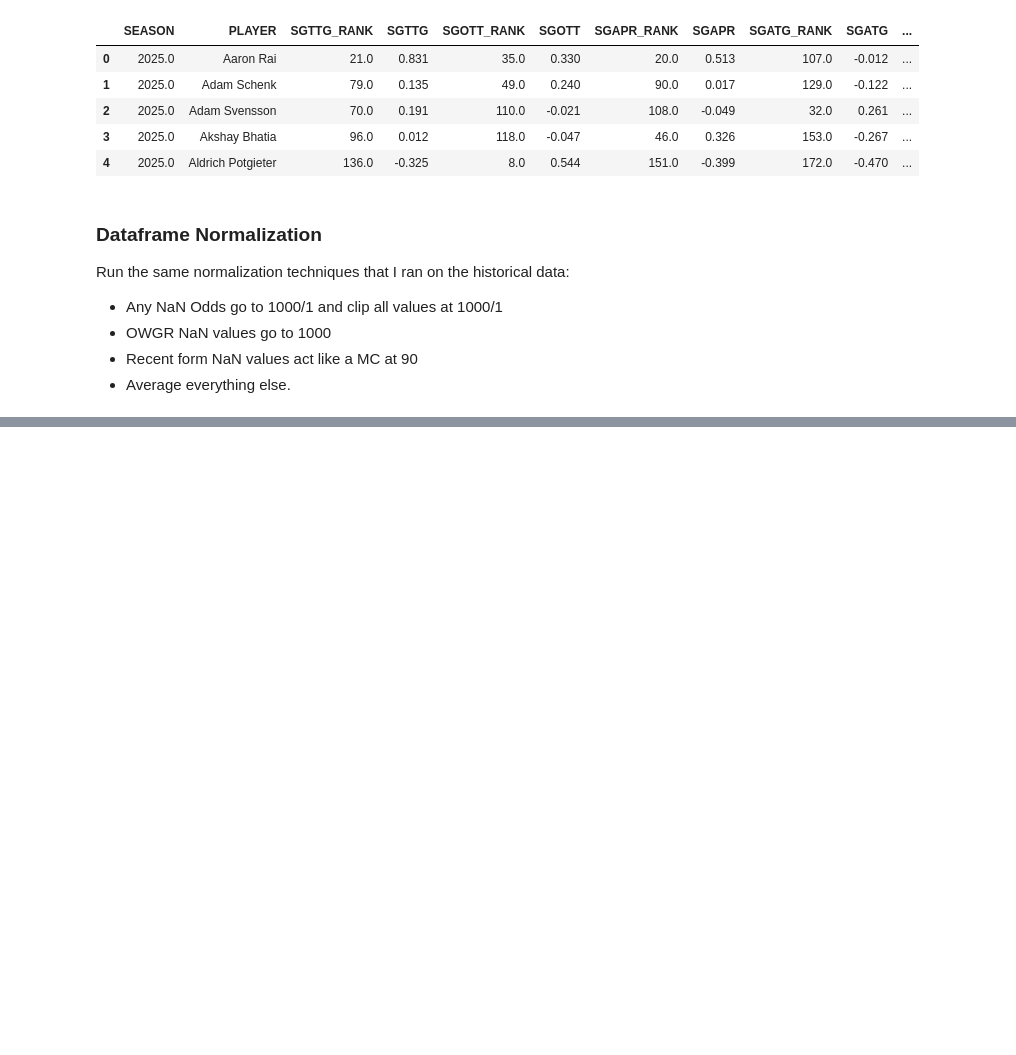
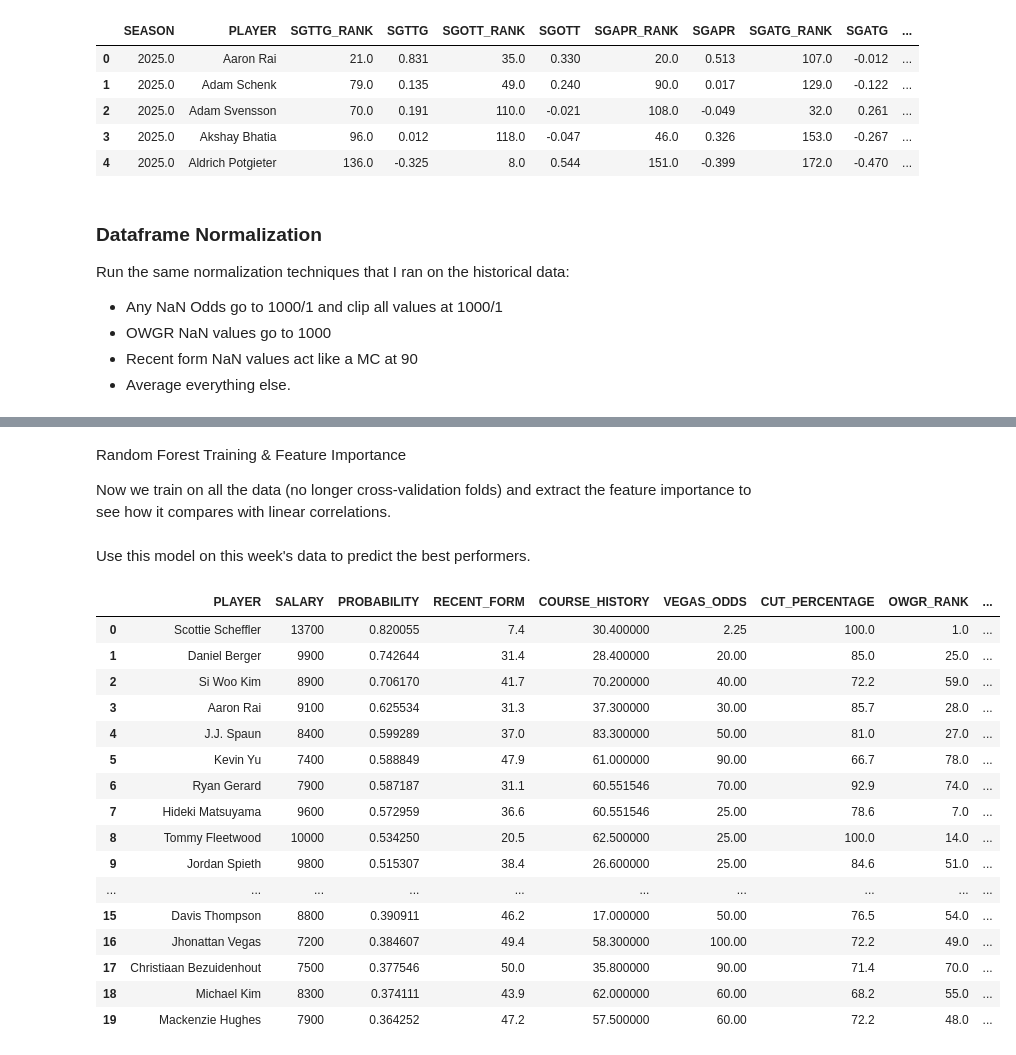
Before and after one commit to milleranalytics/pga-dk, a Jupyter notebook: pga-dk.ipynb, the cells around one changed output, grey strips where cells are left out. Cells and saved outputs as stored; diff of their text form; code cells hidden in the pictures; blank space fills up the shorter version.

Commit message:
finalize model

```diff
--- a/pga-dk.ipynb
+++ b/pga-dk.ipynb
@@ -968,0 +1096,17 @@ dtype: int64
+# %%
+# === Define Features and Target ===
+target_col = "TOP_20"
+
+# Columns to exclude from features
+exclude = [
+    "PLAYER", "TOURNAMENT", "COURSE", "ENDING_DATE", "SEASON", "TOURN_ID",
+    "TOP_20", "FINAL_POS"
+]
+
+# Select numeric feature columns
+feature_cols = [
+    col for col in training_df.columns
+    if col not in exclude and training_df[col].dtype in [np.float64, np.int64]
+]
+
+print(f"Selected {len(feature_cols)} features:\n", feature_cols)
@@ -968,0 +1152,4 @@ dtype: int64
+# %% [markdown]
+Random Forest Training & Feature Importance
+
+Now we train on all the data (no longer cross-validation folds) and extract the feature importance to see how it compares with linear correlations.
@@ -968,0 +1201,59 @@ dtype: int64
+# %% [markdown]
+Use this model on this week's data to predict the best performers.
+# %%
+# === Prepare test data (this week's players) ===
+
+# Select and standardize features using the same scaler as training
+X_test = this_week[feature_cols]
+X_test_scaled = scaler.transform(X_test)
+
+# === Predict probabilities for Top 20 finish ===
+# CalibratedClassifierCV returns well-calibrated probabilities
+this_week["PROBABILITY"] = final_model.predict_proba(X_test_scaled)[:, 1]
+
+# === Sort results by highest predicted probability ===
+this_week_sorted = this_week.sort_values(by="PROBABILITY", ascending=False).reset_index(drop=True)
+
+# === Define final column order explicitly ===
+columns_to_show = [
+    "PLAYER", "SALARY", "PROBABILITY",
+    "RECENT_FORM", "COURSE_HISTORY", "VEGAS_ODDS", "CUT_PERCENTAGE",
+    "OWGR_RANK", "FEDEX_CUP_POINTS",
+
+    # SG stats
+    "SGTTG_RANK", "SGOTT_RANK", "SGAPR_RANK", "SGATG_RANK", "SGP_RANK",
+
+    # Scoring/Performance
+    "BIRDIES_RANK", "PAR_3_RANK", "PAR_4_RANK", "PAR_5_RANK",
+
+    # Driving / Ball Striking
+    "TOTAL_DRIVING_RANK", "DRIVING_DISTANCE_RANK", "DRIVING_ACCURACY_RANK",
+    "GIR_RANK", "SCRAMBLING_RANK"
+]
+
+# Keep only columns that exist in the dataframe
+columns_to_show = [col for col in columns_to_show if col in this_week_sorted.columns]
+
+# Final dataframe for display/export
+export_df = this_week_sorted[columns_to_show].copy()
+
+# Preview top 20
+export_df.head(20)
+# %% [output]
+|  | PLAYER | SALARY | PROBABILITY | RECENT_FORM | COURSE_HISTORY | VEGAS_ODDS | CUT_PERCENTAGE | OWGR_RANK | ... |
+| 0 | Scottie Scheffler | 13700 | 0.820055 | 7.4 | 30.400000 | 2.25 | 100.0 | 1.0 | ... |
+| 1 | Daniel Berger | 9900 | 0.742644 | 31.4 | 28.400000 | 20.00 | 85.0 | 25.0 | ... |
+| 2 | Si Woo Kim | 8900 | 0.706170 | 41.7 | 70.200000 | 40.00 | 72.2 | 59.0 | ... |
+| 3 | Aaron Rai | 9100 | 0.625534 | 31.3 | 37.300000 | 30.00 | 85.7 | 28.0 | ... |
+| 4 | J.J. Spaun | 8400 | 0.599289 | 37.0 | 83.300000 | 50.00 | 81.0 | 27.0 | ... |
+| 5 | Kevin Yu | 7400 | 0.588849 | 47.9 | 61.000000 | 90.00 | 66.7 | 78.0 | ... |
+| 6 | Ryan Gerard | 7900 | 0.587187 | 31.1 | 60.551546 | 70.00 | 92.9 | 74.0 | ... |
+| 7 | Hideki Matsuyama | 9600 | 0.572959 | 36.6 | 60.551546 | 25.00 | 78.6 | 7.0 | ... |
+| 8 | Tommy Fleetwood | 10000 | 0.534250 | 20.5 | 62.500000 | 25.00 | 100.0 | 14.0 | ... |
+| 9 | Jordan Spieth | 9800 | 0.515307 | 38.4 | 26.600000 | 25.00 | 84.6 | 51.0 | ... |
+| ... | ... | ... | ... | ... | ... | ... | ... | ... | ... |
+| 15 | Davis Thompson | 8800 | 0.390911 | 46.2 | 17.000000 | 50.00 | 76.5 | 54.0 | ... |
+| 16 | Jhonattan Vegas | 7200 | 0.384607 | 49.4 | 58.300000 | 100.00 | 72.2 | 49.0 | ... |
+| 17 | Christiaan Bezuidenhout | 7500 | 0.377546 | 50.0 | 35.800000 | 90.00 | 71.4 | 70.0 | ... |
+| 18 | Michael Kim | 8300 | 0.374111 | 43.9 | 62.000000 | 60.00 | 68.2 | 55.0 | ... |
+| 19 | Mackenzie Hughes | 7900 | 0.364252 | 47.2 | 57.500000 | 60.00 | 72.2 | 48.0 | ... |
```
Also changed, not shown: parts of 19 cells of this notebook, 2 other files.
